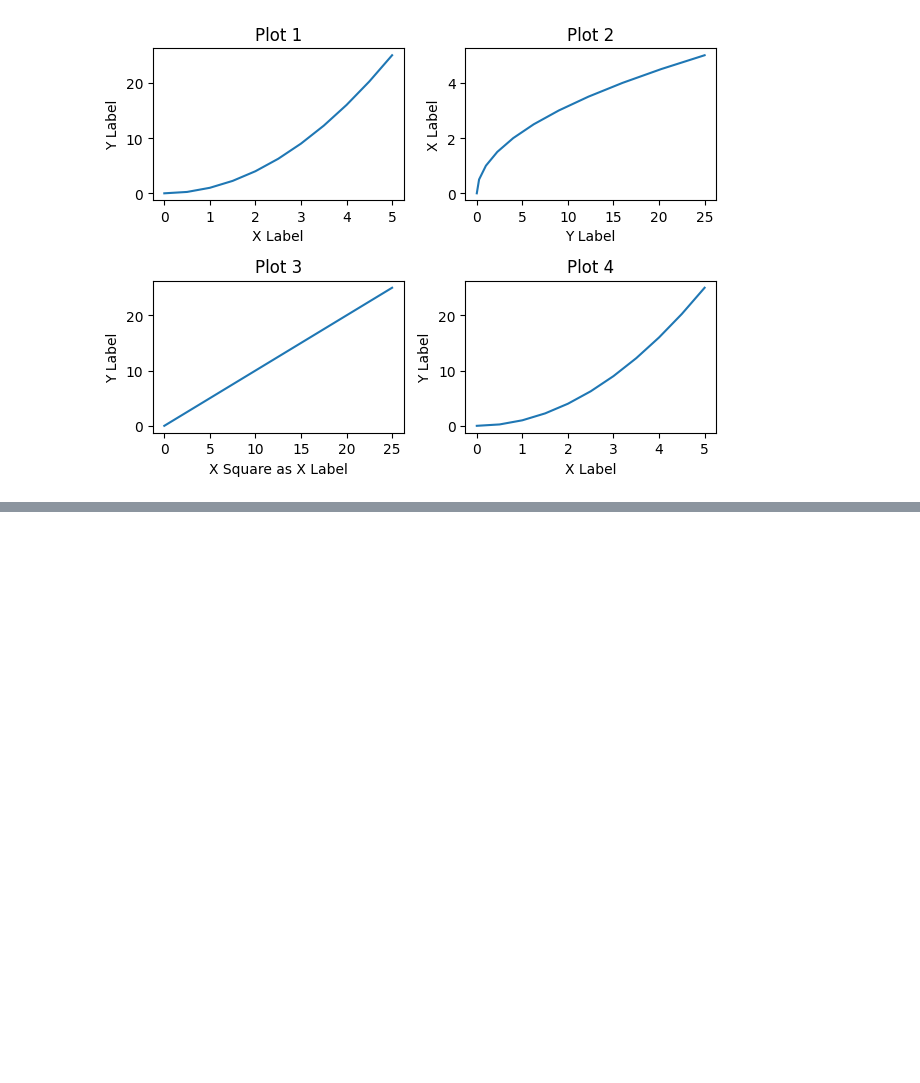
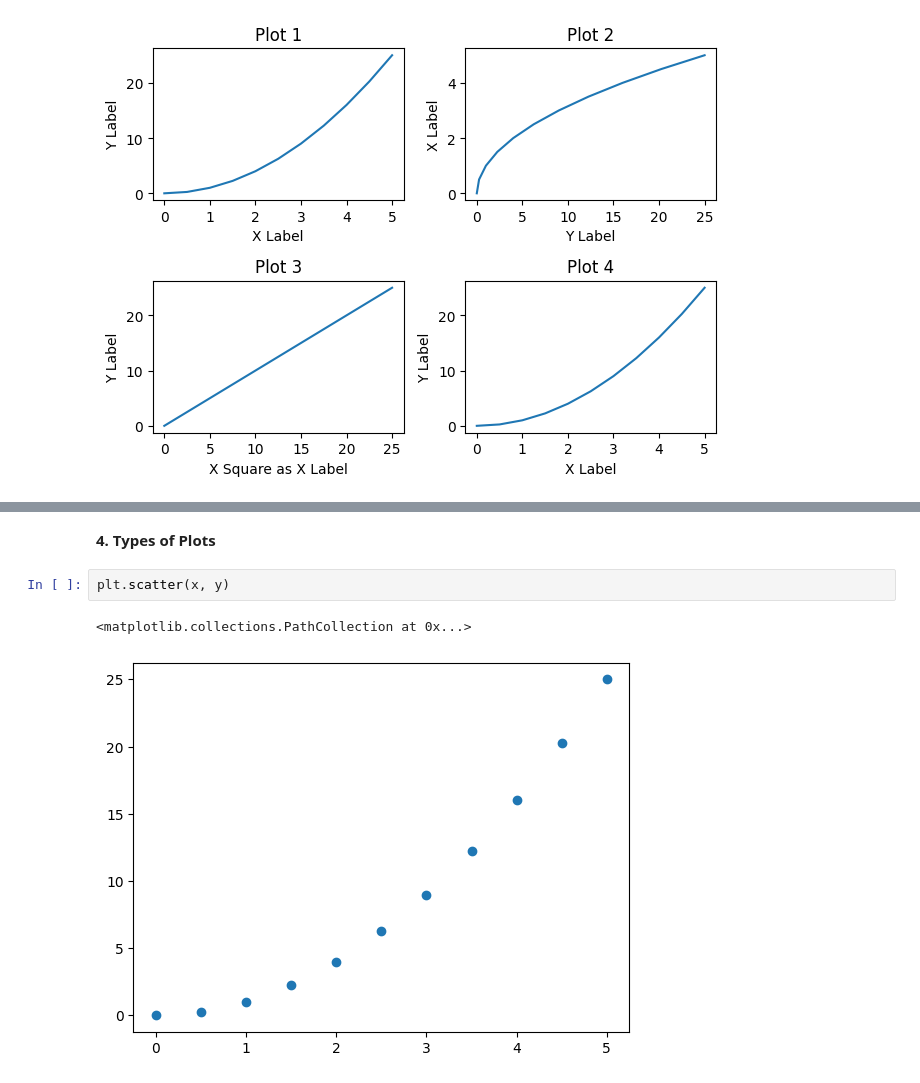
Before and after one commit to muhammadsulaimandata/Learnings, a Jupyter notebook: Python/Data_Visualization/01_matplotlib.ipynb, the cells around one changed output, grey strips where cells are left out. Cells and saved outputs as stored; diff of their text form; blank space fills up the shorter version.

```diff
--- a/Python/Data_Visualization/01_matplotlib.ipynb
+++ b/Python/Data_Visualization/01_matplotlib.ipynb
@@ -56,0 +79,7 @@ plt.show()
+# %% [markdown]
+**4. Types of Plots**
+# %%
+plt.scatter(x, y)
+# %% [output]
+<matplotlib.collections.PathCollection at 0x...>
+[figure, added]
```
Also changed, not shown: parts of 7 cells of this notebook.
